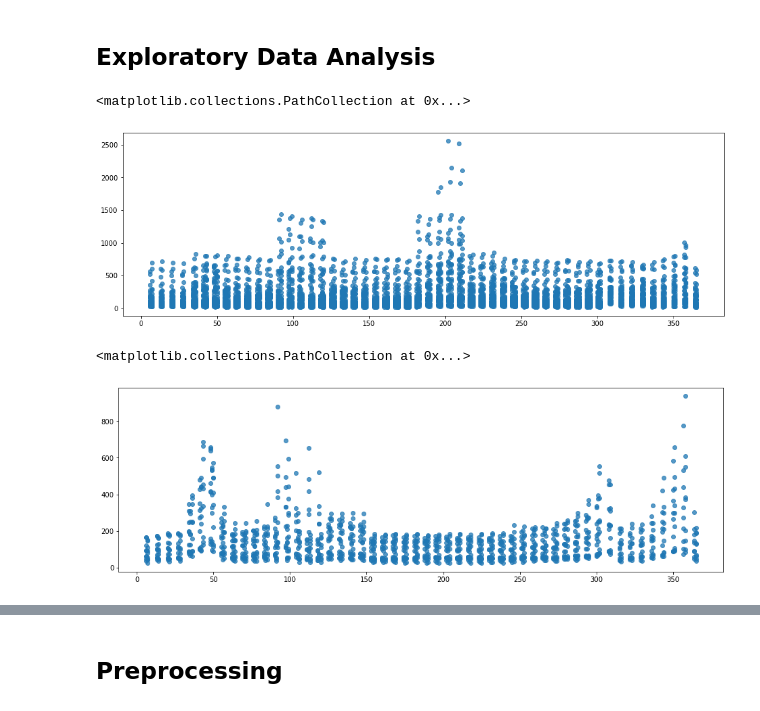
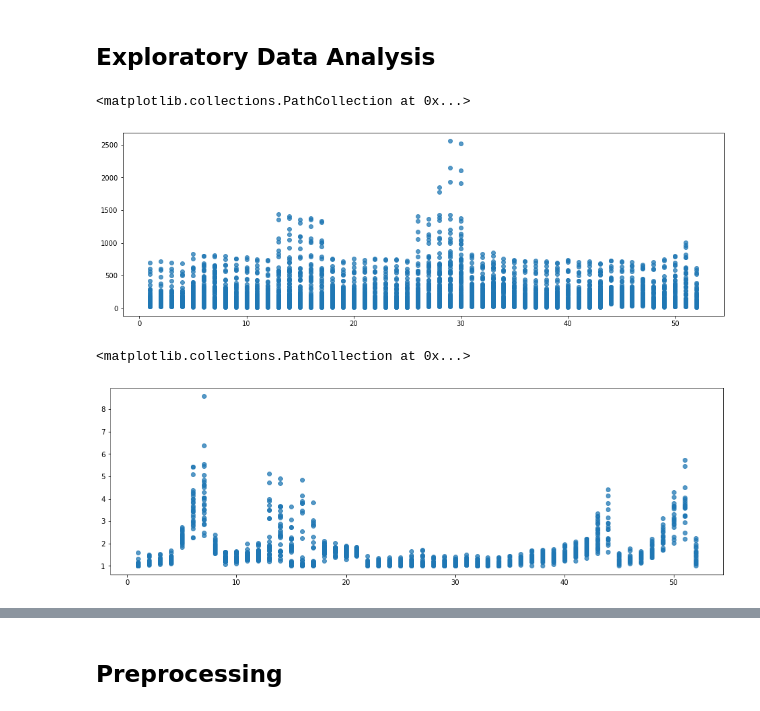
Before and after one commit to jackatopolis/s-martpredictor, a Jupyter notebook: static/data/exploringML_JFC.ipynb, the cells around one changed output, grey strips where cells are left out. Saved outputs shown, nothing was run; the diff lists cells and outputs as text; code cells hidden in the pictures.

```diff
--- a/static/data/exploringML_JFC.ipynb
+++ b/static/data/exploringML_JFC.ipynb
@@ -31,7 +33,7 @@ BlackFriday_df
 ## Exploratory Data Analysis
 # %%
 # x values are day of the year
-x_axis = BlackFriday_df['Day_of_Year']
+x_axis = BlackFriday_df['Week_of_Year']
 
 # y values are the weekly units sold
 data = BlackFriday_df['Weekly_Units_Sold']
@@ -41,20 +43,20 @@ plt.figure(figsize=(16,5))
 plt.scatter(x_axis, data, marker="o", alpha=0.75)
 # %% [output]
 <matplotlib.collections.PathCollection at 0x...>
-[figure, old version]
+[figure, new version]
 # %%
-# filter for product 1
+# filter for product 1 based on minimum normalization
 BlackFriday_P1_df = BlackFriday_df[BlackFriday_df['Product'] == 1]
-
+# BlackFriday_P1_df = BlackFriday_df[BlackFriday_df['Store'] == 1]
 # x values are day of the year
-x_axis = BlackFriday_P1_df['Day_of_Year']
+x_axis = BlackFriday_P1_df['Week_of_Year']
 
 # y values are the weekly units sold
-data = BlackFriday_P1_df['Weekly_Units_Sold']
+data = BlackFriday_P1_df['NormToMin_Weekly_Units_Sold']
 
 # Tells matplotlib that we want to make a scatter plot
 plt.figure(figsize=(16,5))
 plt.scatter(x_axis, data, marker="o", alpha=0.75)
 # %% [output]
 <matplotlib.collections.PathCollection at 0x...>
-[figure, old version]
+[figure, new version]
```
Also changed, not shown: parts of 28 cells of this notebook, 1 other file.
